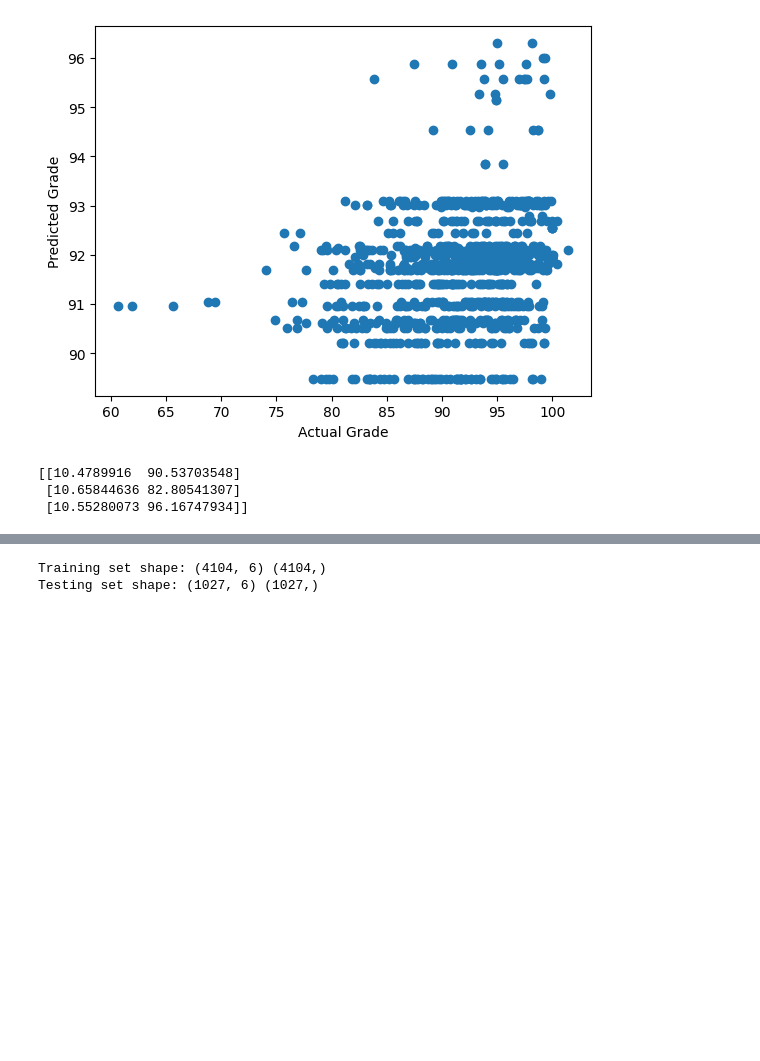
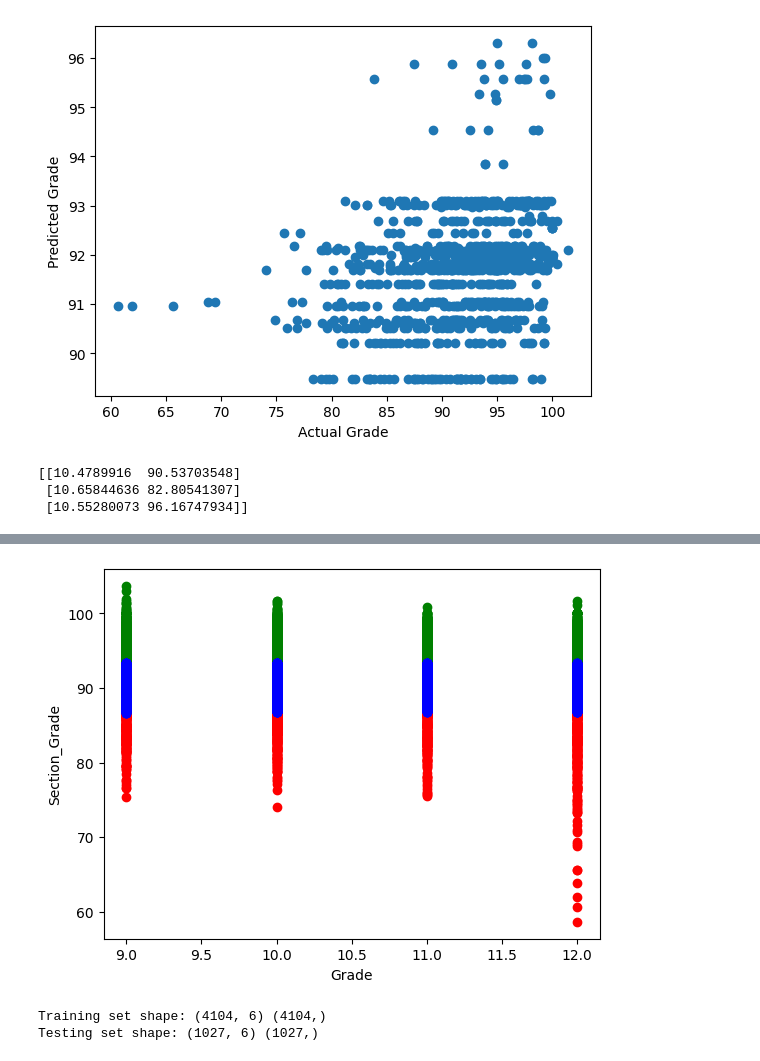
Before and after one commit to KellyPared/analizing_hscourse_data, a Jupyter notebook: Grade_Level_Predictions.ipynb, the cells around one changed output, grey strips where cells are left out. Saved outputs shown, nothing was run; the diff lists cells and outputs as text; code cells hidden in the pictures; blank space fills up the shorter version.

```diff
--- a/Grade_Level_Predictions.ipynb
+++ b/Grade_Level_Predictions.ipynb
@@ -187,3 +190,15 @@ new_df.head()
+# %%
+
+
+# Plot the data points colored by their assigned clusters
+colors = ['r', 'g', 'b']
+for i in range(num_clusters):
+    plt.scatter(X[new_df['Cluster'] == i]['Grade'], X[new_df['Cluster'] == i]['Section_Grade'], c=colors[i])
+plt.xlabel('Grade')
+plt.ylabel('Section_Grade')
+plt.show()
+# %% [output]
+[figure, added]
 # %%
 from sklearn.preprocessing import LabelEncoder
 from sklearn.model_selection import train_test_split
```
Also changed, not shown: parts of 3 cells of this notebook.
